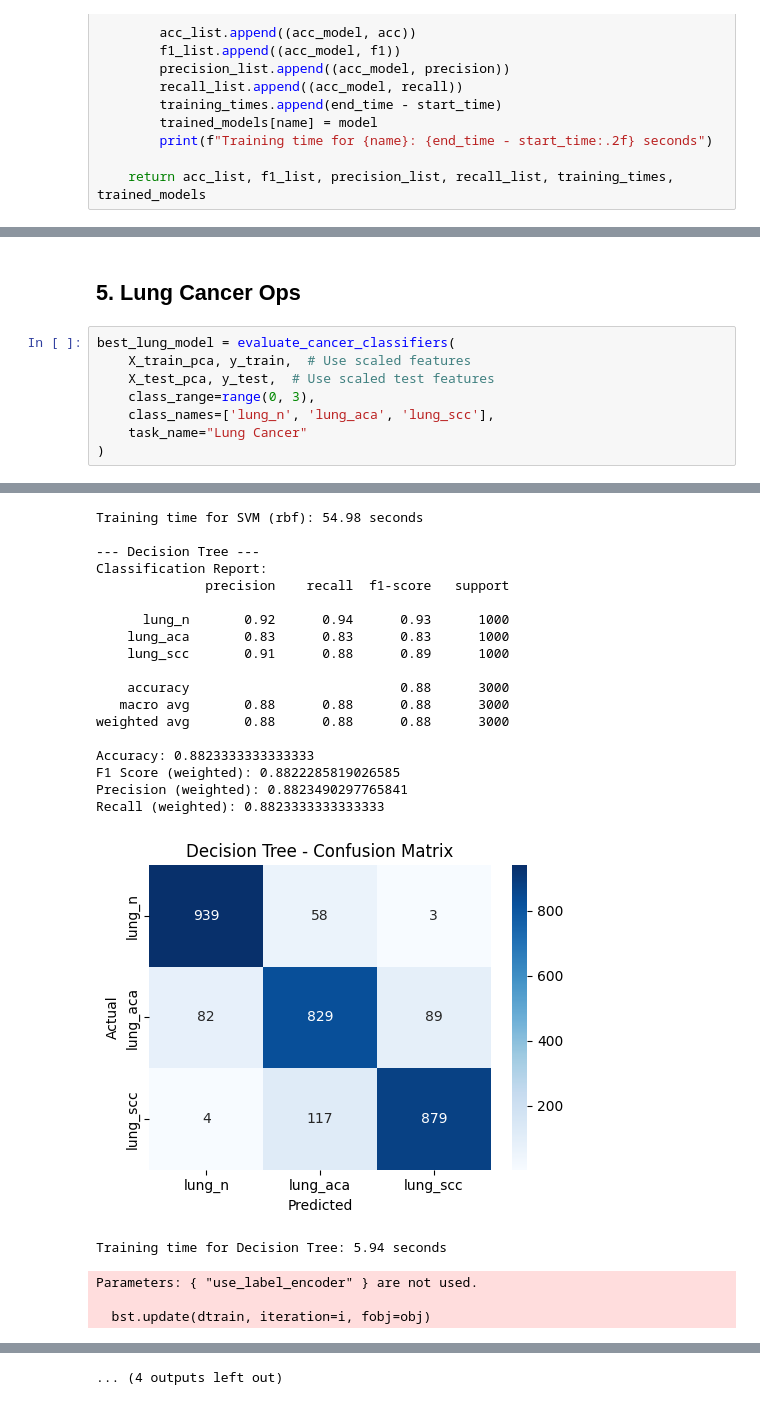
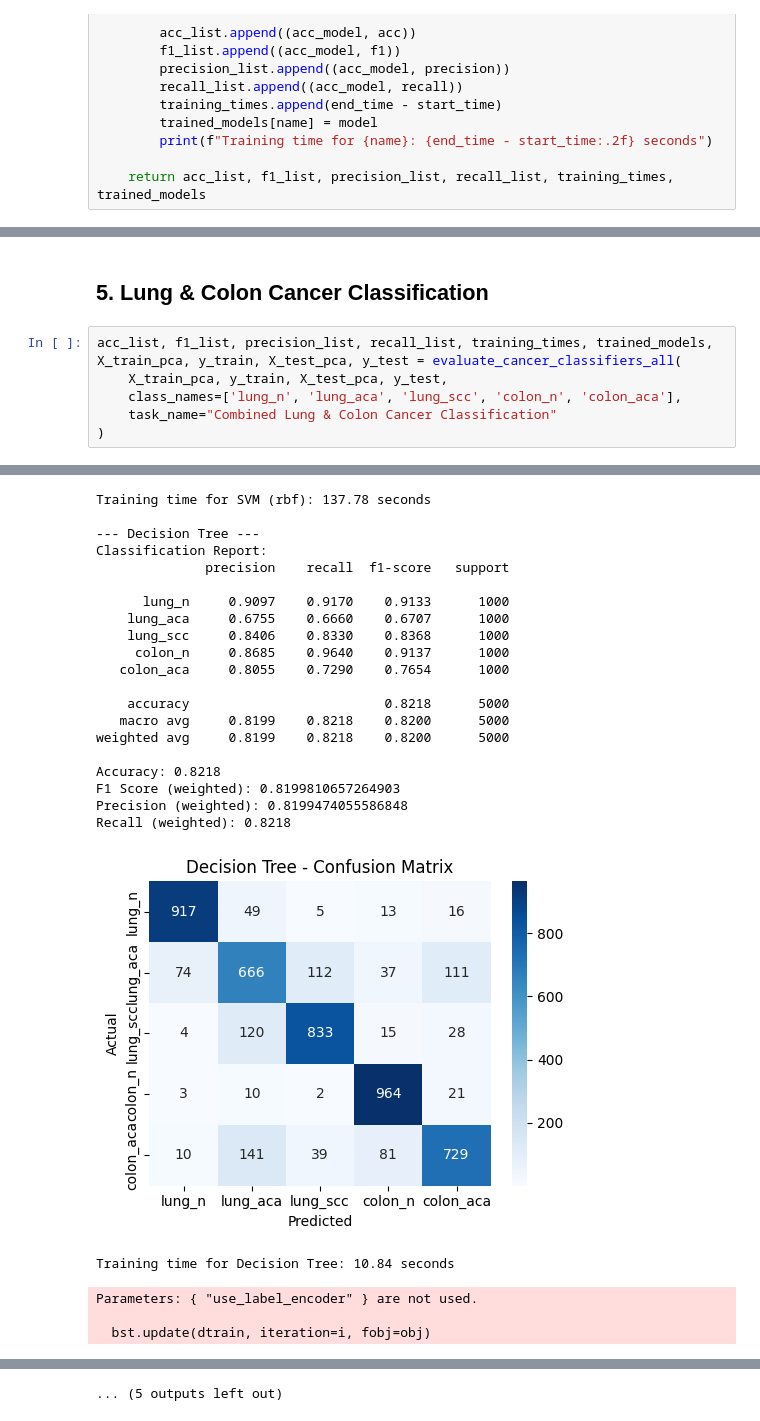
Before and after one commit to burakdogangazi/derinOdev, a Jupyter notebook: DifferentModels_MTL_JustTwo.ipynb, the cells around one changed output, grey strips where cells are left out. Cells and saved outputs as stored; diff of their text form.

```diff
--- a/DifferentModels_MTL_JustTwo.ipynb
+++ b/DifferentModels_MTL_JustTwo.ipynb
@@ -458,11 +653,9 @@ def evaluate_cancer_classifiers(X_train_pca, y_train, X_test_pca, y_test,
 # %% [markdown]
-## 5. Lung Cancer Ops
+## 5. Lung & Colon Cancer Classification
 # %%
-best_lung_model = evaluate_cancer_classifiers(
-    X_train_pca, y_train,  # Use scaled features
-    X_test_pca, y_test,  # Use scaled test features
-    class_range=range(0, 3),
-    class_names=['lung_n', 'lung_aca', 'lung_scc'],
-    task_name="Lung Cancer"
+acc_list, f1_list, precision_list, recall_list, training_times, trained_models, X_train_pca, y_train, X_test_pca, y_test = evaluate_cancer_classifiers_all(
+    X_train_pca, y_train, X_test_pca, y_test,
+    class_names=['lung_n', 'lung_aca', 'lung_scc', 'colon_n', 'colon_aca'],
+    task_name="Combined Lung & Colon Cancer Classification"
 )
 # %% [output]
@@ -527,23 +722,25 @@ Recall (weighted): 0.9843333333333333
-Training time for SVM (rbf): 54.98 seconds
+Training time for SVM (rbf): 137.78 seconds
 
 --- Decision Tree ---
 Classification Report:
               precision    recall  f1-score   support
 
-      lung_n       0.92      0.94      0.93      1000
-    lung_aca       0.83      0.83      0.83      1000
-    lung_scc       0.91      0.88      0.89      1000
+      lung_n     0.9097    0.9170    0.9133      1000
+    lung_aca     0.6755    0.6660    0.6707      1000
+    lung_scc     0.8406    0.8330    0.8368      1000
+     colon_n     0.8685    0.9640    0.9137      1000
+   colon_aca     0.8055    0.7290    0.7654      1000
 
-    accuracy                           0.88      3000
-   macro avg       0.88      0.88      0.88      3000
-weighted avg       0.88      0.88      0.88      3000
+    accuracy                         0.8218      5000
+   macro avg     0.8199    0.8218    0.8200      5000
+weighted avg     0.8199    0.8218    0.8200      5000
 
-Accuracy: 0.8823333333333333
-F1 Score (weighted): 0.8822285819026585
-Precision (weighted): 0.8823490297765841
-Recall (weighted): 0.8823333333333333
+Accuracy: 0.8218
+F1 Score (weighted): 0.8199810657264903
+Precision (weighted): 0.8199474055586848
+Recall (weighted): 0.8218
-[figure, old version]
+[figure, new version]
-Training time for Decision Tree: 5.94 seconds
+Training time for Decision Tree: 10.84 seconds
 Parameters: { "use_label_encoder" } are not used.
 
   bst.update(dtrain, iteration=i, fobj=obj)
@@ -567 +766 @@ Recall (weighted): 0.9353333333333333
-... (4 outputs left out)
+... (5 outputs left out)
```
Also changed, not shown: parts of 24 cells of this notebook, 1 other file.
